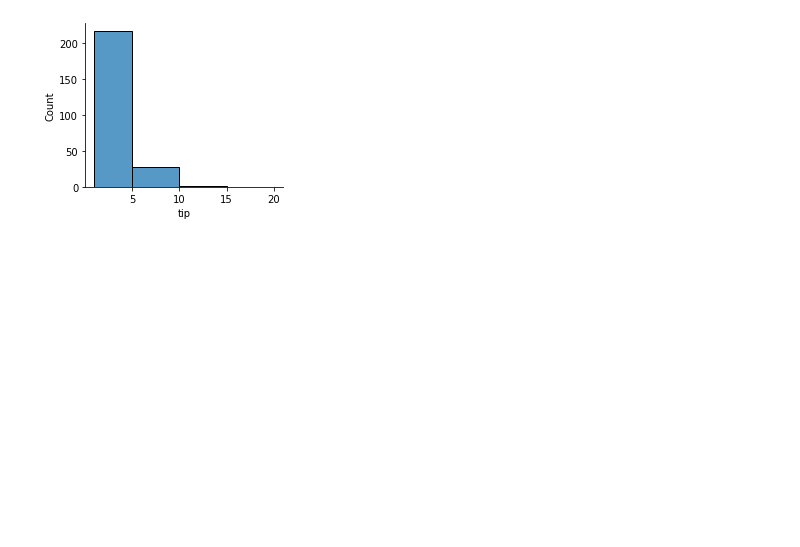
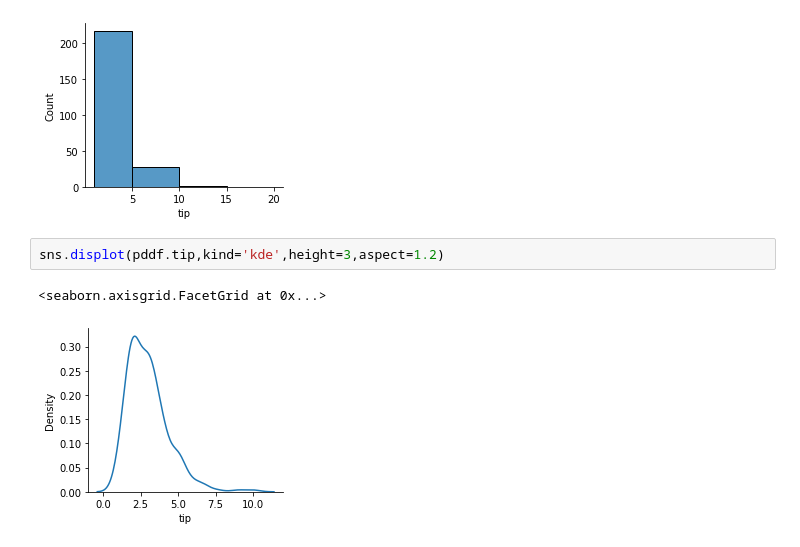
Before and after one commit to somkiatth/git, a Jupyter notebook: kuseborn1.ipynb, the cells around one changed output. Cells and saved outputs as stored; diff of their text form; blank space fills up the shorter version.

```diff
--- a/kuseborn1.ipynb
+++ b/kuseborn1.ipynb
@@ -88,3 +88,8 @@ sns.displot(pddf.tip,bins=[1,5,10,15,20],height=3,aspect=1.2)
 # %% [output]
 <seaborn.axisgrid.FacetGrid at 0x...>
 [figure]
+# %%
+sns.displot(pddf.tip,kind='kde',height=3,aspect=1.2)
+# %% [output]
+<seaborn.axisgrid.FacetGrid at 0x...>
+[figure, added]
```
Also changed, not shown: parts of 2 cells of this notebook.
